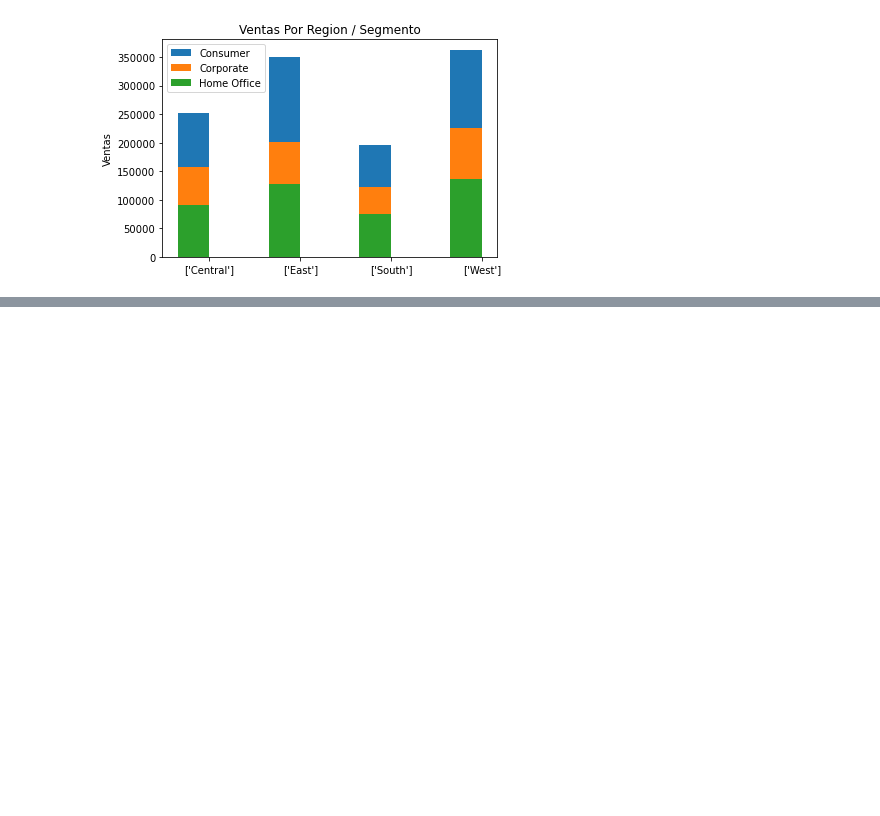
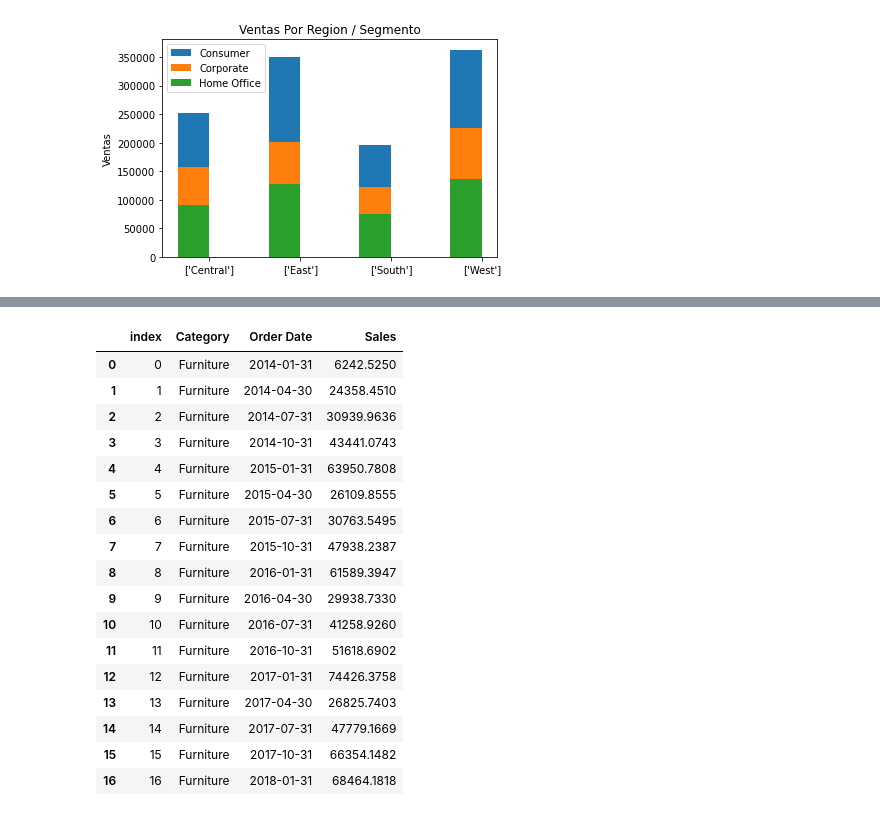
Before and after one commit to frluenga/Data_viz_BI, a Jupyter notebook: Data_viz_with_python.ipynb, the cells around one changed output, grey strips where cells are left out. Saved outputs shown, nothing was run; the diff lists cells and outputs as text; code cells hidden in the pictures; blank space fills up the shorter version.

```diff
--- a/Data_viz_with_python.ipynb
+++ b/Data_viz_with_python.ipynb
@@ -67,0 +129,32 @@ plt.show()
+# %%
+df['Order Date'] = pd.to_datetime(
+    df['Order Date'],
+    errors = 'coerse',
+    format = '%m/%d/%Y'
+)
+
+df_catg = df[['Order Date','Category','Sales']].groupby(['Category',pd.Grouper(key = 'Order Date',freq='3M')]).sum()
+df_catg = df_catg.reset_index()
+
+df_fur = df_catg[df_catg['Category'].isin(['Furniture'])].reset_index()
+df_ofc = df_catg[df_catg['Category'].isin(['Office Supplies'])].reset_index()
+df_tec = df_catg[df_catg['Category'].isin(['Technology'])].reset_index()
+# %% [output]
+|  | index | Category | Order Date | Sales |
+| 0 | 0 | Furniture | 2014-01-31 | 6242.5250 |
+| 1 | 1 | Furniture | 2014-04-30 | 24358.4510 |
+| 2 | 2 | Furniture | 2014-07-31 | 30939.9636 |
+| 3 | 3 | Furniture | 2014-10-31 | 43441.0743 |
+| 4 | 4 | Furniture | 2015-01-31 | 63950.7808 |
+| 5 | 5 | Furniture | 2015-04-30 | 26109.8555 |
+| 6 | 6 | Furniture | 2015-07-31 | 30763.5495 |
+| 7 | 7 | Furniture | 2015-10-31 | 47938.2387 |
+| 8 | 8 | Furniture | 2016-01-31 | 61589.3947 |
+| 9 | 9 | Furniture | 2016-04-30 | 29938.7330 |
+| 10 | 10 | Furniture | 2016-07-31 | 41258.9260 |
+| 11 | 11 | Furniture | 2016-10-31 | 51618.6902 |
+| 12 | 12 | Furniture | 2017-01-31 | 74426.3758 |
+| 13 | 13 | Furniture | 2017-04-30 | 26825.7403 |
+| 14 | 14 | Furniture | 2017-07-31 | 47779.1669 |
+| 15 | 15 | Furniture | 2017-10-31 | 66354.1482 |
+| 16 | 16 | Furniture | 2018-01-31 | 68464.1818 |
```
Also changed, not shown: parts of 6 cells of this notebook.
